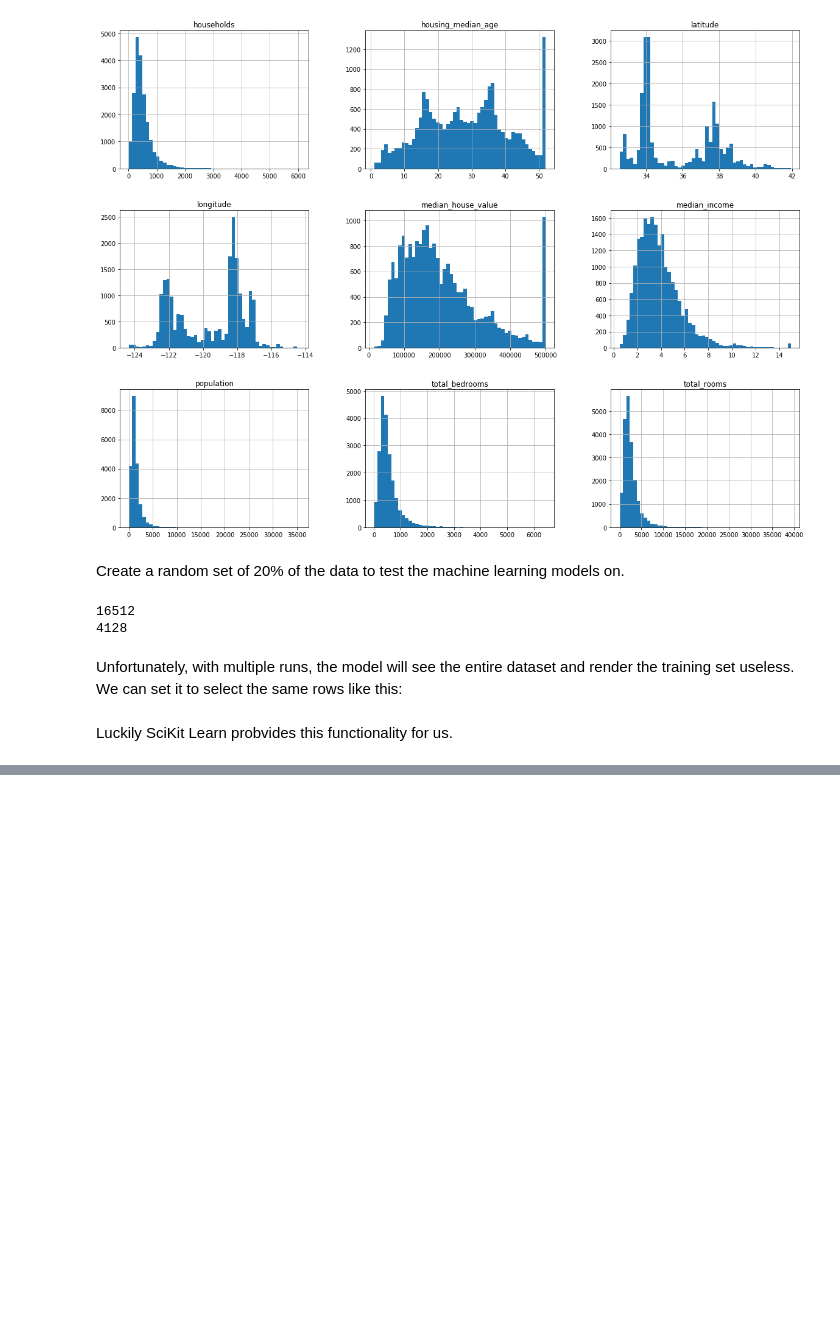
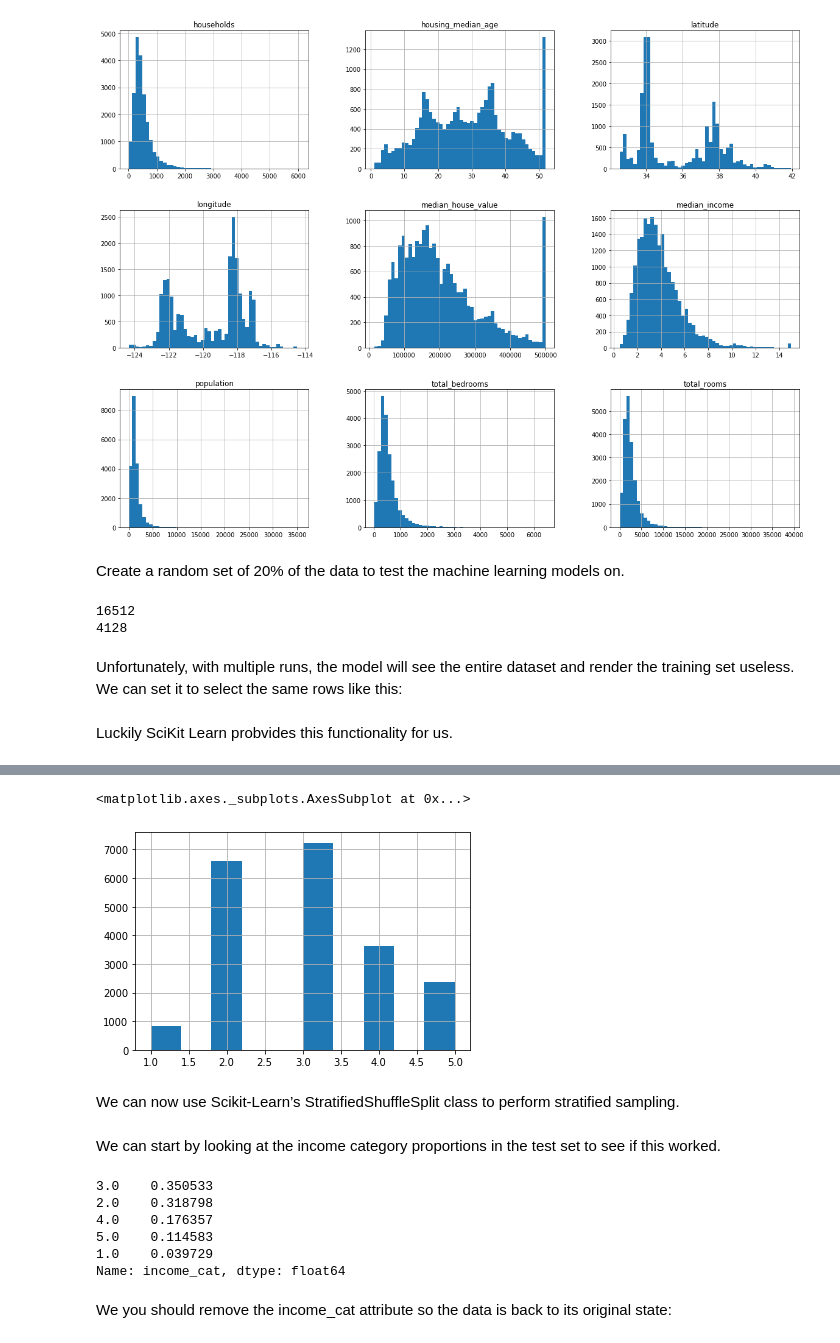
Before and after one commit to jwwitt/Hands_On_Machine_Learning, a Jupyter notebook: Chapter2/Chapter2.ipynb, the cells around one changed output, grey strips where cells are left out. Drawn from its saved outputs; the diff is of its cells as text; code cells hidden in the pictures; blank space fills up the shorter version.

```diff
--- a/Chapter2/Chapter2.ipynb
+++ b/Chapter2/Chapter2.ipynb
@@ -161,0 +168,9 @@ train_set, test_set = train_test_split(housing, test_size=0.2, random_state=42)
+# %%
+housing["income_cat"] = np.ceil(housing["median_income"] / 1.5)
+housing["income_cat"].where(housing["income_cat"] < 5, 5.0, inplace = True)
+housing["income_cat"].hist()
+# %% [output]
+<matplotlib.axes._subplots.AxesSubplot at 0x...>
+[figure, added]
+# %% [markdown]
+We can now use Scikit-Learn’s StratifiedShuffleSplit class to perform stratified sampling.
@@ -161,0 +184,13 @@ train_set, test_set = train_test_split(housing, test_size=0.2, random_state=42)
+# %% [markdown]
+We can start by looking at the income category proportions in the test set to see if this worked.
+# %%
+strat_test_set["income_cat"].value_counts() / len(strat_test_set)
+# %% [output]
+3.0    0.350533
+2.0    0.318798
+4.0    0.176357
+5.0    0.114583
+1.0    0.039729
+Name: income_cat, dtype: float64
+# %% [markdown]
+We you should remove the income_cat attribute so the data is back to its original state:
```
Also changed, not shown: parts of 86 cells of this notebook, 1 other file.
